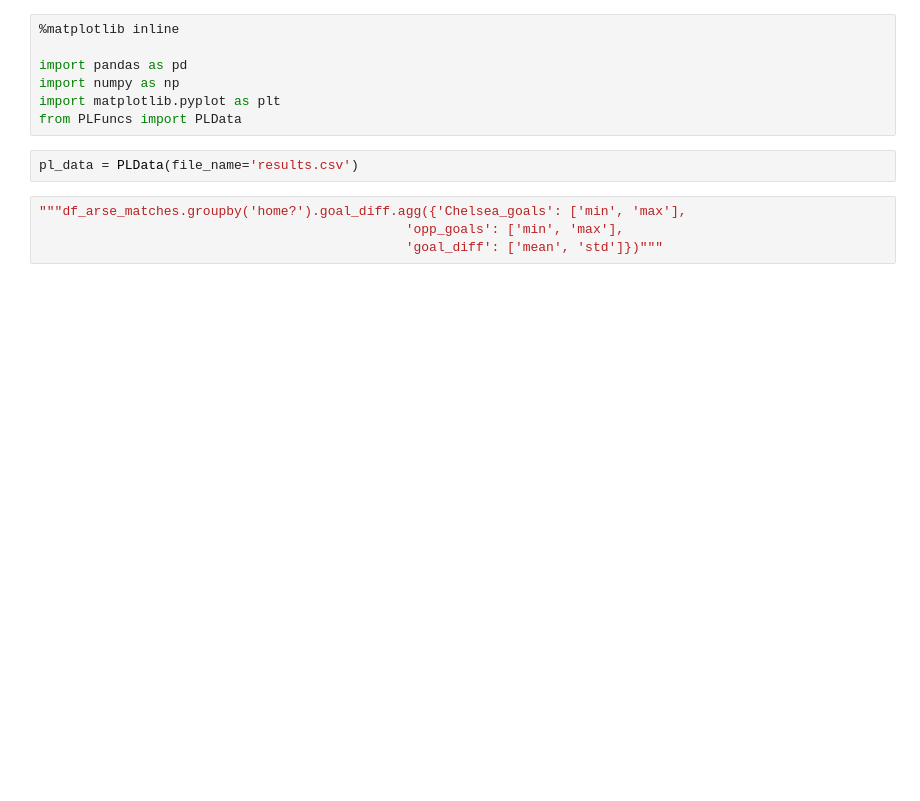
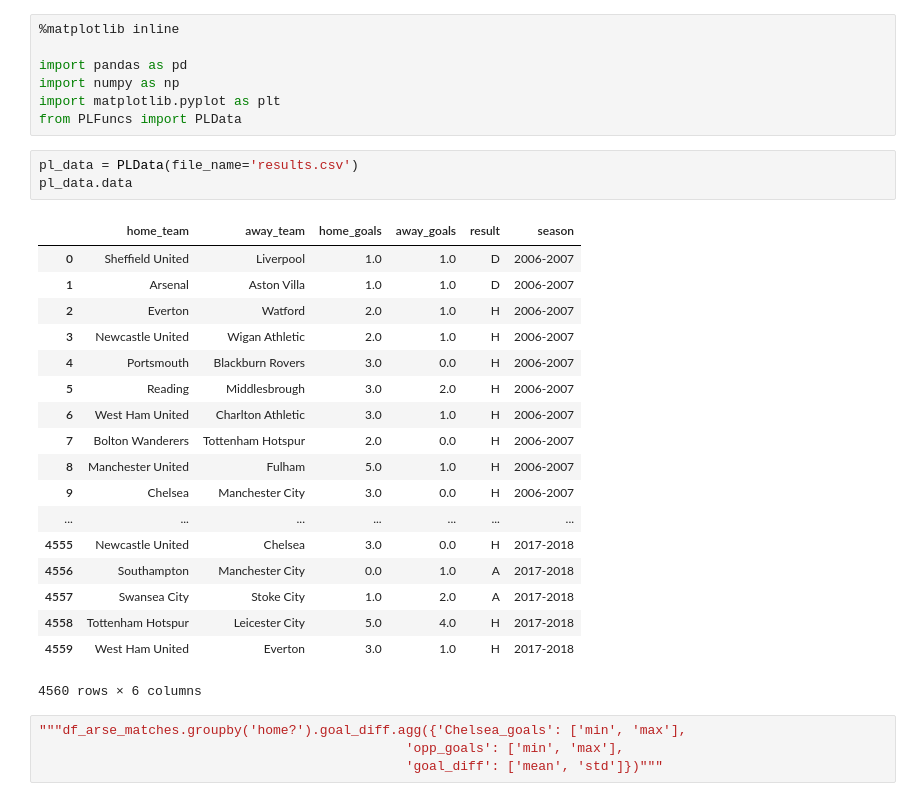
Before and after one commit to SimmaLimma/Web_app_analysis, a Jupyter notebook: Dataexploration.ipynb, the cells around one changed output. Drawn from its saved outputs; the diff is of its cells as text; blank space fills up the shorter version.

```diff
--- a/Dataexploration.ipynb
+++ b/Dataexploration.ipynb
@@ -9,6 +9,26 @@ import matplotlib.pyplot as plt
 from PLFuncs import PLData
 # %%
 pl_data = PLData(file_name='results.csv')
+pl_data.data
+# %% [output]
+|  | home_team | away_team | home_goals | away_goals | result | season |
+| 0 | Sheffield United | Liverpool | 1.0 | 1.0 | D | 2006-2007 |
+| 1 | Arsenal | Aston Villa | 1.0 | 1.0 | D | 2006-2007 |
+| 2 | Everton | Watford | 2.0 | 1.0 | H | 2006-2007 |
+| 3 | Newcastle United | Wigan Athletic | 2.0 | 1.0 | H | 2006-2007 |
+| 4 | Portsmouth | Blackburn Rovers | 3.0 | 0.0 | H | 2006-2007 |
+| 5 | Reading | Middlesbrough | 3.0 | 2.0 | H | 2006-2007 |
+| 6 | West Ham United | Charlton Athletic | 3.0 | 1.0 | H | 2006-2007 |
+| 7 | Bolton Wanderers | Tottenham Hotspur | 2.0 | 0.0 | H | 2006-2007 |
+| 8 | Manchester United | Fulham | 5.0 | 1.0 | H | 2006-2007 |
+| 9 | Chelsea | Manchester City | 3.0 | 0.0 | H | 2006-2007 |
+| ... | ... | ... | ... | ... | ... | ... |
+| 4555 | Newcastle United | Chelsea | 3.0 | 0.0 | H | 2017-2018 |
+| 4556 | Southampton | Manchester City | 0.0 | 1.0 | A | 2017-2018 |
+| 4557 | Swansea City | Stoke City | 1.0 | 2.0 | A | 2017-2018 |
+| 4558 | Tottenham Hotspur | Leicester City | 5.0 | 4.0 | H | 2017-2018 |
+| 4559 | West Ham United | Everton | 3.0 | 1.0 | H | 2017-2018 |
+4560 rows × 6 columns
 # %%
 """df_arse_matches.groupby('home?').goal_diff.agg({'Chelsea_goals': ['min', 'max'],
                                                'opp_goals': ['min', 'max'],
```
Also changed, not shown: 1 other file.
